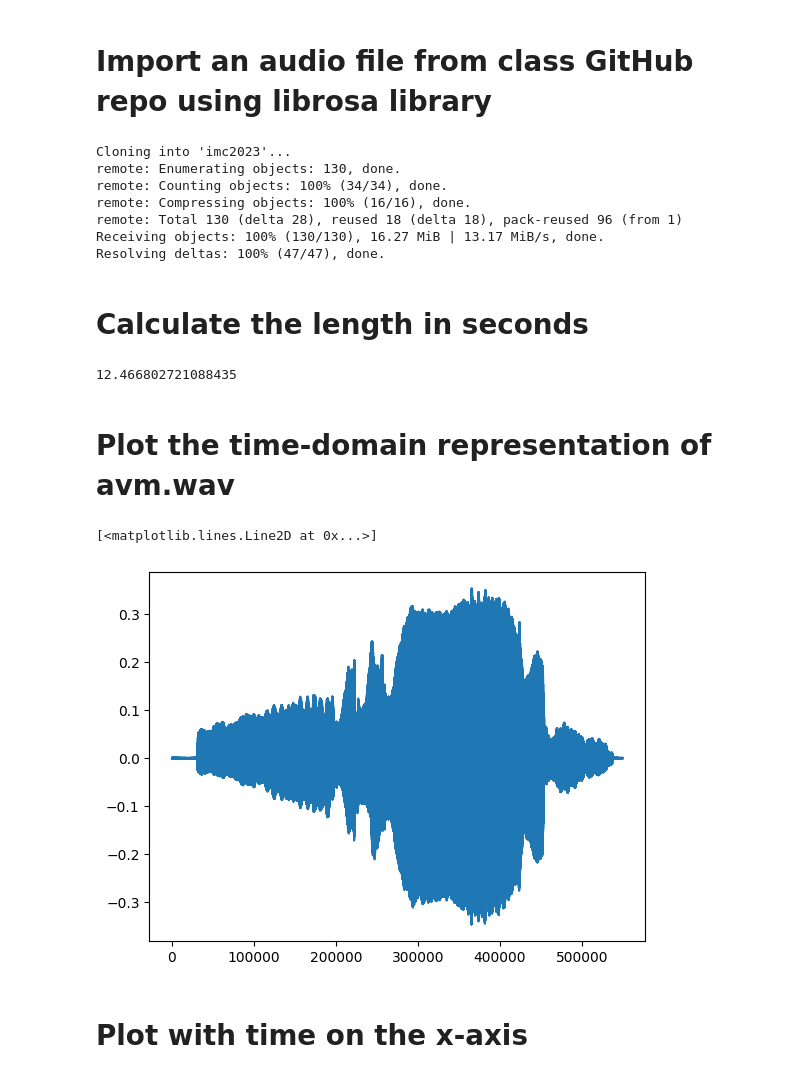
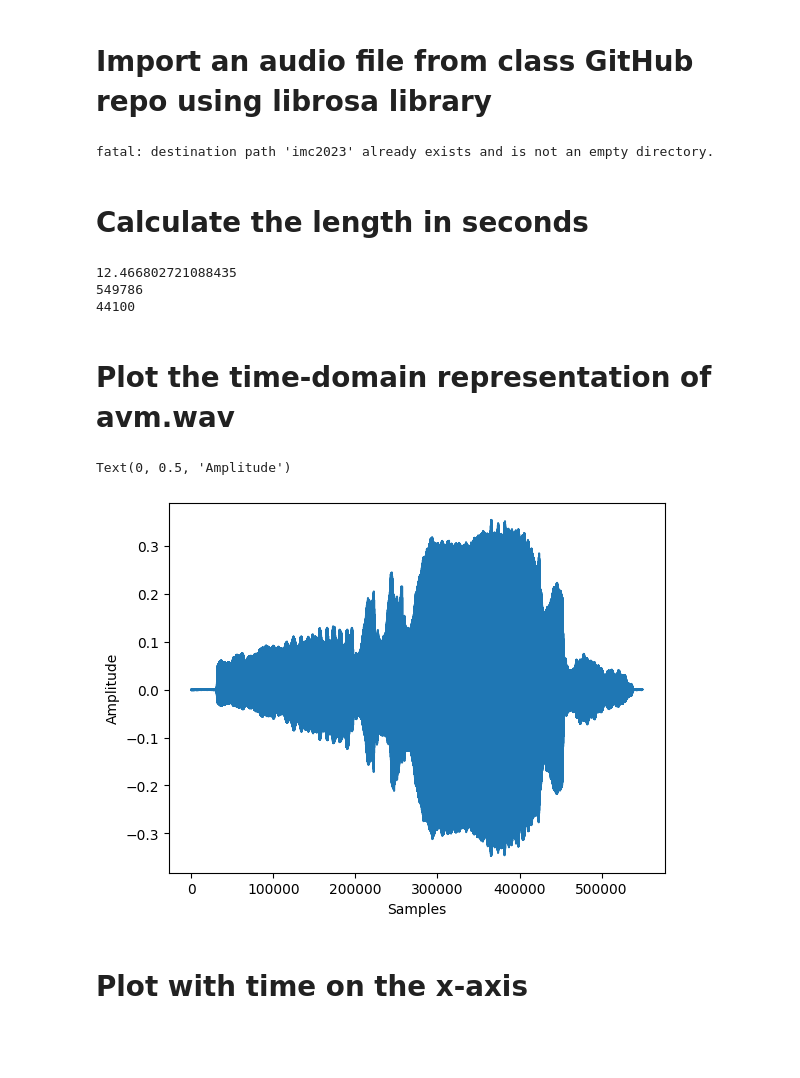
Before and after one commit to jcdevaney/musicComputing2026, a Jupyter notebook: week2/stringsVisualization.ipynb, the cells around one changed output. Saved outputs shown, nothing was run; the diff lists cells and outputs as text; code cells hidden in the pictures; blank space fills up the shorter version.

```diff
--- a/week2/stringsVisualization.ipynb
+++ b/week2/stringsVisualization.ipynb
@@ -59,30 +81,33 @@ plt.show()
 
 import librosa
 import librosa.display
-file = 'imc2023/audioFiles/avm.wav'
+
+file = '/content/imc2023/audioFiles/avm.wav'
 sig , sr = librosa.load(file,mono=True,sr=None)
 # %% [output]
-Cloning into 'imc2023'...
-remote: Enumerating objects: 130, done.
-remote: Counting objects: 100% (34/34), done.
-remote: Compressing objects: 100% (16/16), done.
-remote: Total 130 (delta 28), reused 18 (delta 18), pack-reused 96 (from 1)
-Receiving objects: 100% (130/130), 16.27 MiB | 13.17 MiB/s, done.
-Resolving deltas: 100% (47/47), done.
+fatal: destination path 'imc2023' already exists and is not an empty directory.
 # %% [markdown]
 # Calculate the length in seconds
 # %%
 length_s = sig.shape[0] / sr
 print(length_s)
+
+print(sig.shape[0])
+print(sr)
 # %% [output]
 12.466802721088435
+549786
+44100
 # %% [markdown]
 # Plot the time-domain representation of avm.wav
-# %%
-plt.plot(sig)
-# %% [output]
-[<matplotlib.lines.Line2D at 0x...>]
-[figure, removed]
+# %%
+xlabel = 'Samples'
+plt.plot(sig)
+plt.xlabel(xlabel)
+plt.ylabel(ylabel)
+# %% [output]
+Text(0, 0.5, 'Amplitude')
+[figure, added]
 # %% [markdown]
 # Plot with time on the x-axis
 # %%
```
Also changed, not shown: parts of 10 cells of this notebook.
